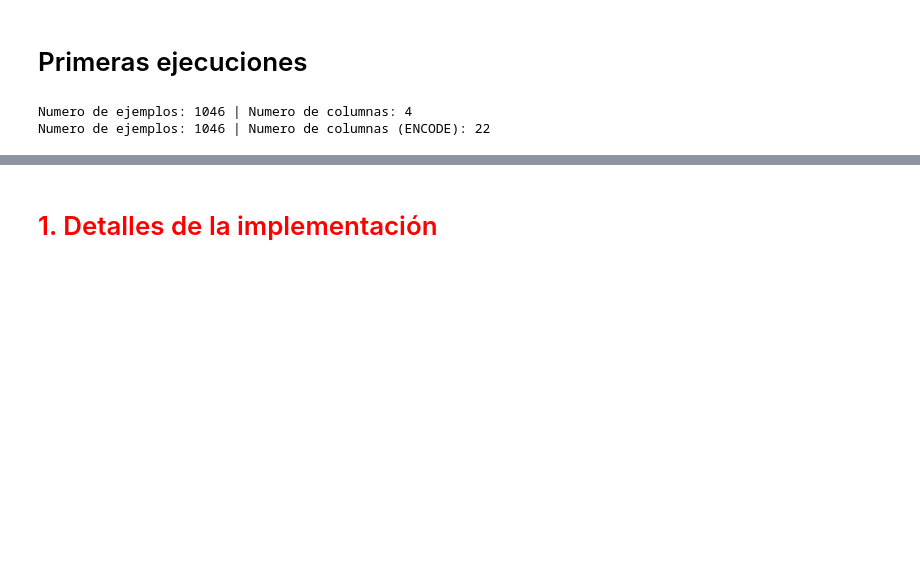
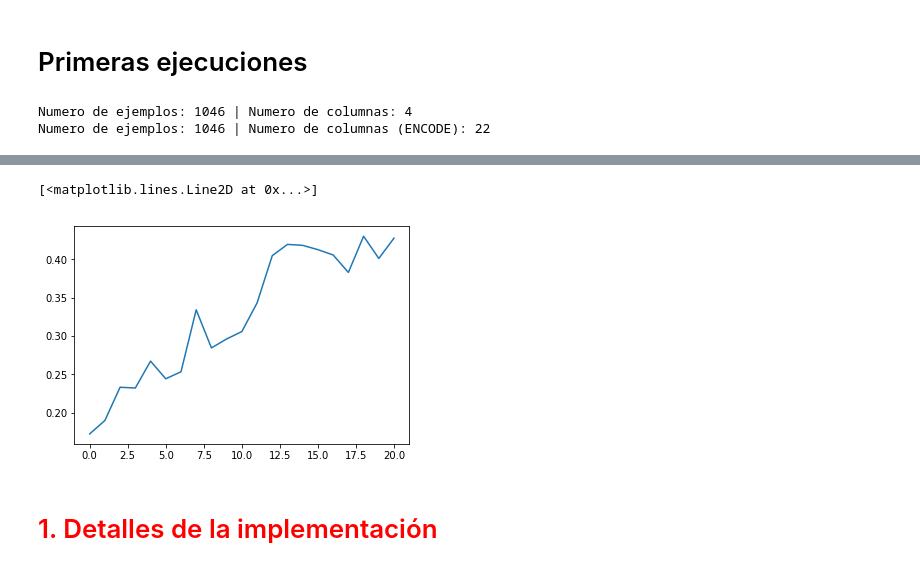
Before and after one commit to AlejandroSantorum/MachineLearning_Assignments, a Jupyter notebook: Assignment3/test_GA.ipynb, the cells around one changed output, grey strips where cells are left out. Saved outputs shown, nothing was run; the diff lists cells and outputs as text; code cells hidden in the pictures; blank space fills up the shorter version.

```diff
--- a/Assignment3/test_GA.ipynb
+++ b/Assignment3/test_GA.ipynb
@@ -286,3 +293,8 @@ clasificador.error(pred, datostest[:,-1])
+# %%
+plt.plot(range(ntimes), ga.mean_fitness_evol)
+# %% [output]
+[<matplotlib.lines.Line2D at 0x...>]
+[figure, added]
 # %% [markdown]
 # <font color='red'>1. Detalles de la implementación </font>
 # %% [markdown]
```
Also changed, not shown: parts of 5 cells of this notebook, 1 other file.
